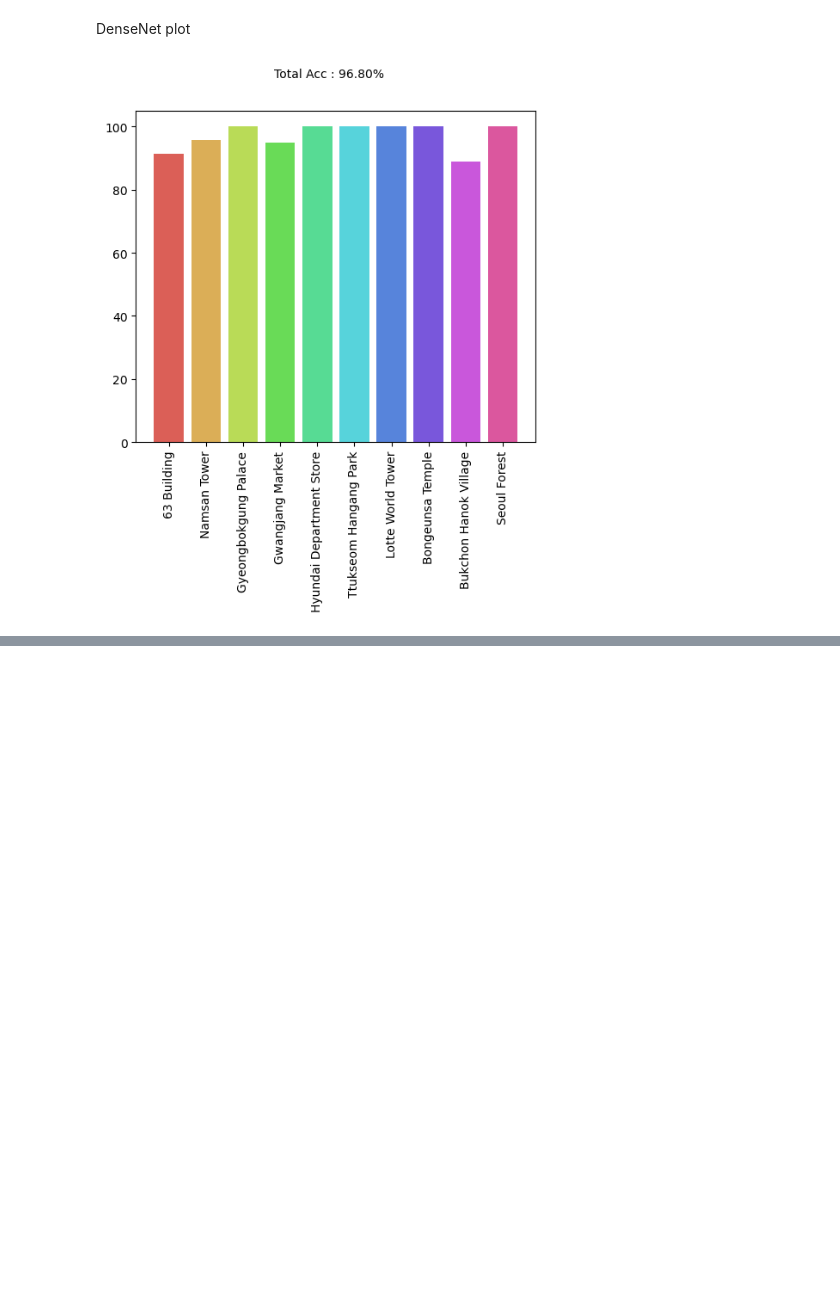
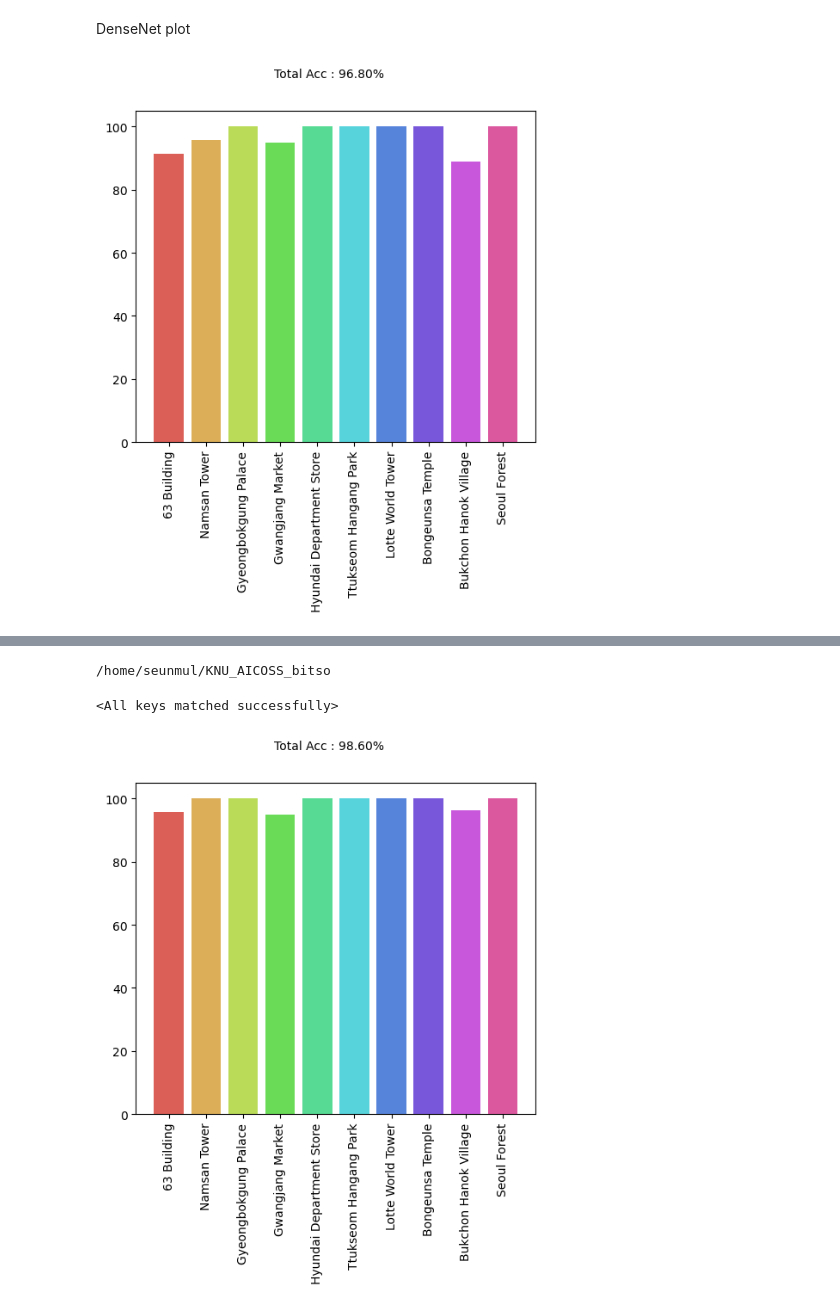
Before and after one commit to yunguks/KNU_AICOSS_bitso, a Jupyter notebook: bitdol_classification.ipynb, the cells around one changed output, grey strips where cells are left out. Drawn from its saved outputs; the diff is of its cells as text; code cells hidden in the pictures; blank space fills up the shorter version.

```diff
--- a/bitdol_classification.ipynb
+++ b/bitdol_classification.ipynb
@@ -1009,10 +719,10 @@ fig = make_acc_bar(history)
 # %% [markdown]
 DenseNet plot
 # %%
-checkpoint = torch.load('checkpoint/best_densenet.pth')
+checkpoint = torch.load('checkpoint/best_densenet_968.pth')
 densenet.load_state_dict(checkpoint['model_state_dict'], strict=False)
 
-history = inference(densenet,test_loader,device)
+history = inference(densenet,val_loader,device)
 fig = make_acc_bar(history)
 # %% [output]
 [figure]
@@ -1018,0 +739,38 @@ fig = make_acc_bar(history)
+# %%
+class Ensemble(nn.Module):
+    def __init__(self,model1,model2,model3):
+        super(Ensemble,self).__init__()
+        self.model1 = model1
+        self.model2 = model2
+        self.model3 = model3
+
+    def forward(self,x):
+        a = self.model1(x)
+        b = self.model2(x)
+        c = self.model3(x)
+        x = a+b+c
+        x = nn.Softmax(dim=1)(x)
+        return x
+# %%
+print(os.getcwd())
+# resnet load
+checkpoint = torch.load('checkpoint/best_resnet50_977.pth')
+resnet50.load_state_dict(checkpoint['model_state_dict'], strict=False)
+
+# densenet load
+checkpoint = torch.load('checkpoint/best_densenet_968.pth')
+densenet.load_state_dict(checkpoint['model_state_dict'], strict=False)
+
+
+# efficientnetb0 load
+checkpoint = torch.load('checkpoint/best_efficientb0_972.pth')
+effi_net.load_state_dict(checkpoint['model_state_dict'], strict=False)
+# %% [output]
+/home/seunmul/KNU_AICOSS_bitso
+<All keys matched successfully>
+# %%
+ensemble = Ensemble(resnet50, densenet, effi_net)
+history = inference(ensemble,val_loader,device)
+fig = make_acc_bar(history)
+# %% [output]
+[figure, added]
```
Also changed, not shown: parts of 29 cells of this notebook, 5 other files.
